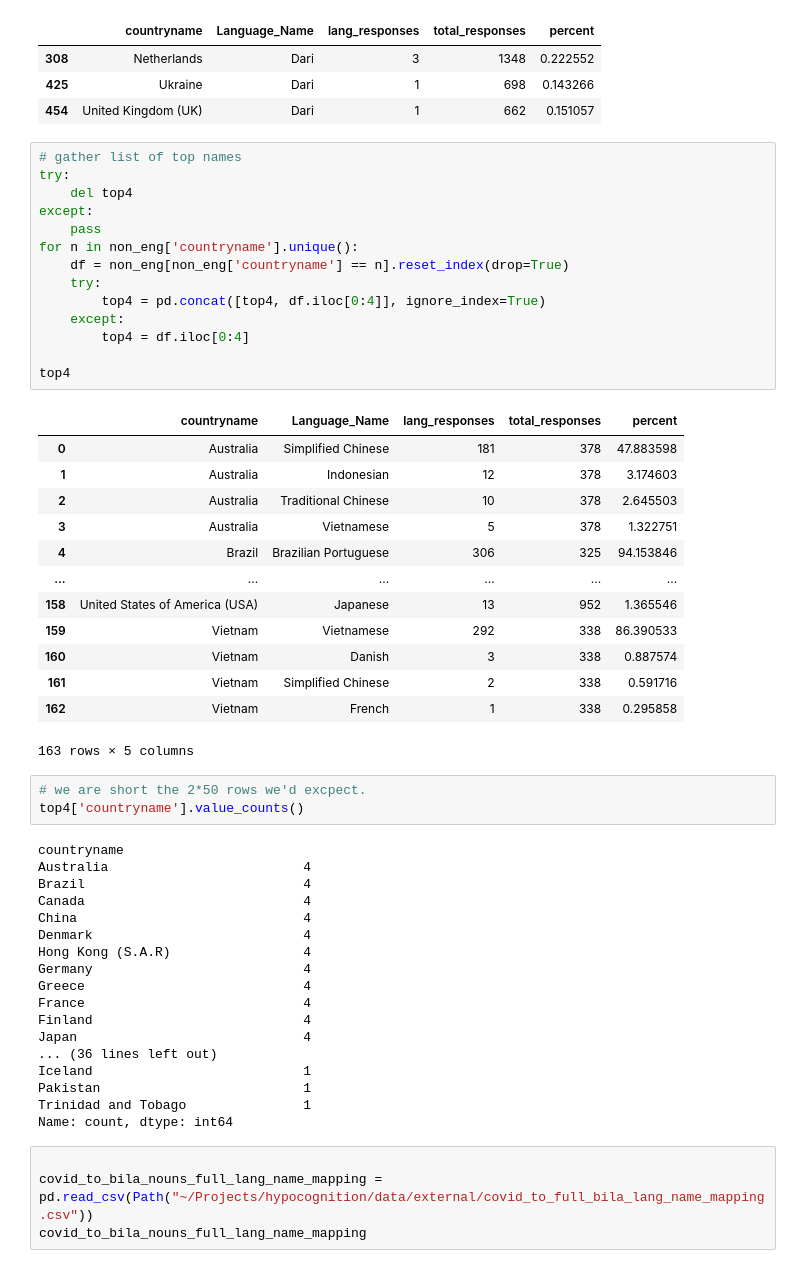
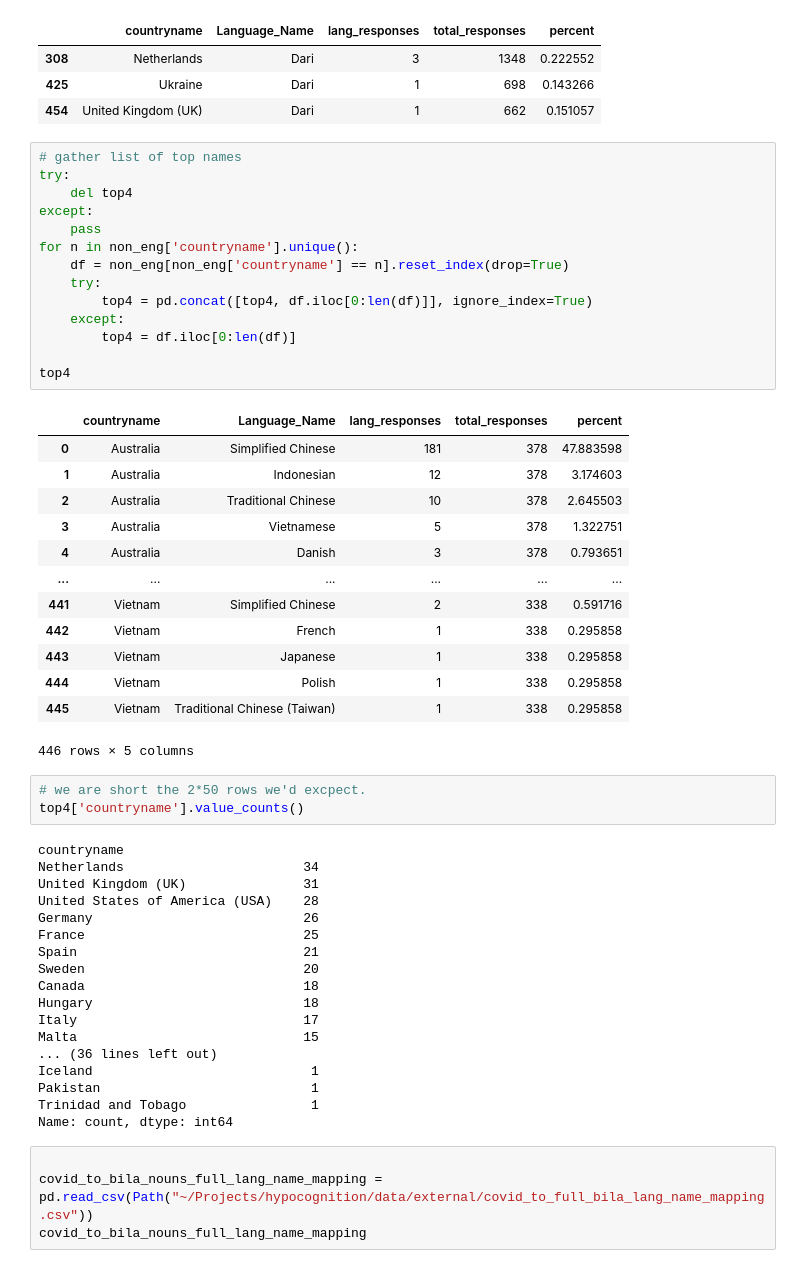
Before and after one commit to AsherKtech/hypocognition, a Jupyter notebook: notebooks/sun_covid.ipynb, the cells around one changed output. Drawn from its saved outputs; the diff is of its cells as text.

```diff
--- a/notebooks/sun_covid.ipynb
+++ b/notebooks/sun_covid.ipynb
@@ -136,51 +138,51 @@ non_eng[non_eng['Language_Name']=="Dari"]
 # %%
 # gather list of top names
 try:
     del top4
 except:
     pass
 for n in non_eng['countryname'].unique():
     df = non_eng[non_eng['countryname'] == n].reset_index(drop=True)
     try:
-        top4 = pd.concat([top4, df.iloc[0:4]], ignore_index=True)
+        top4 = pd.concat([top4, df.iloc[0:len(df)]], ignore_index=True)
     except:
-        top4 = df.iloc[0:4]
+        top4 = df.iloc[0:len(df)]
 
 top4
 # %% [output]
 |  | countryname | Language_Name | lang_responses | total_responses | percent |
 | 0 | Australia | Simplified Chinese | 181 | 378 | 47.883598 |
 | 1 | Australia | Indonesian | 12 | 378 | 3.174603 |
 | 2 | Australia | Traditional Chinese | 10 | 378 | 2.645503 |
 | 3 | Australia | Vietnamese | 5 | 378 | 1.322751 |
-| 4 | Brazil | Brazilian Portuguese | 306 | 325 | 94.153846 |
+| 4 | Australia | Danish | 3 | 378 | 0.793651 |
 | ... | ... | ... | ... | ... | ... |
-| 158 | United States of America (USA) | Japanese | 13 | 952 | 1.365546 |
-| 159 | Vietnam | Vietnamese | 292 | 338 | 86.390533 |
-| 160 | Vietnam | Danish | 3 | 338 | 0.887574 |
-| 161 | Vietnam | Simplified Chinese | 2 | 338 | 0.591716 |
-| 162 | Vietnam | French | 1 | 338 | 0.295858 |
+| 441 | Vietnam | Simplified Chinese | 2 | 338 | 0.591716 |
+| 442 | Vietnam | French | 1 | 338 | 0.295858 |
+| 443 | Vietnam | Japanese | 1 | 338 | 0.295858 |
+| 444 | Vietnam | Polish | 1 | 338 | 0.295858 |
+| 445 | Vietnam | Traditional Chinese (Taiwan) | 1 | 338 | 0.295858 |
-163 rows × 5 columns
+446 rows × 5 columns
 # %%
 # we are short the 2*50 rows we'd excpect.
 top4['countryname'].value_counts()
 # %% [output]
 countryname
-Australia                         4
-Brazil                            4
-Canada                            4
-China                             4
-Denmark                           4
-Hong Kong (S.A.R)                 4
-Germany                           4
-Greece                            4
-France                            4
-Finland                           4
-Japan                             4
+Netherlands                       34
+United Kingdom (UK)               31
+United States of America (USA)    28
+Germany                           26
+France                            25
+Spain                             21
+Sweden                            20
+Canada                            18
+Hungary                           18
+Italy                             17
+Malta                             15
 ... (36 lines left out)
-Iceland                           1
-Pakistan                          1
-Trinidad and Tobago               1
+Iceland                            1
+Pakistan                           1
+Trinidad and Tobago                1
 Name: count, dtype: int64
 # %%
 
```
Also changed, not shown: parts of 55 cells of this notebook, 3 other files.
